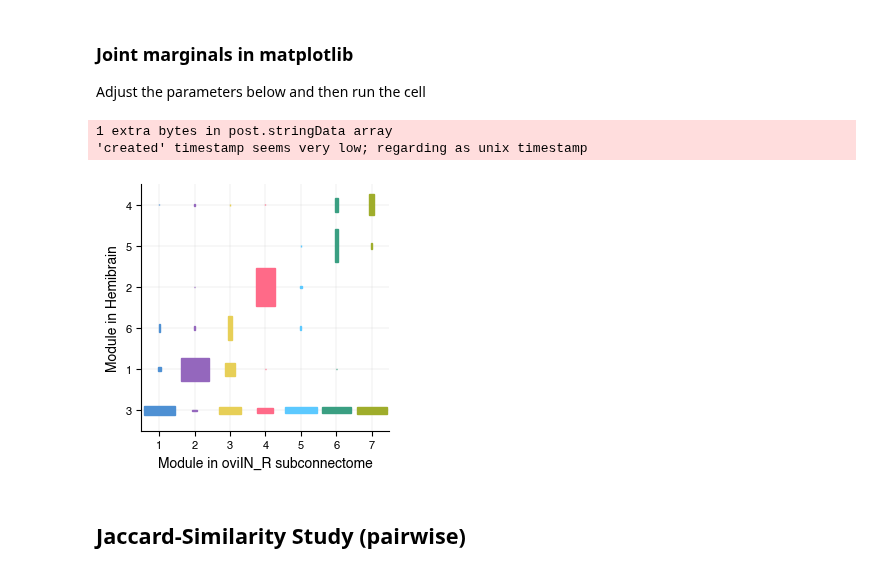
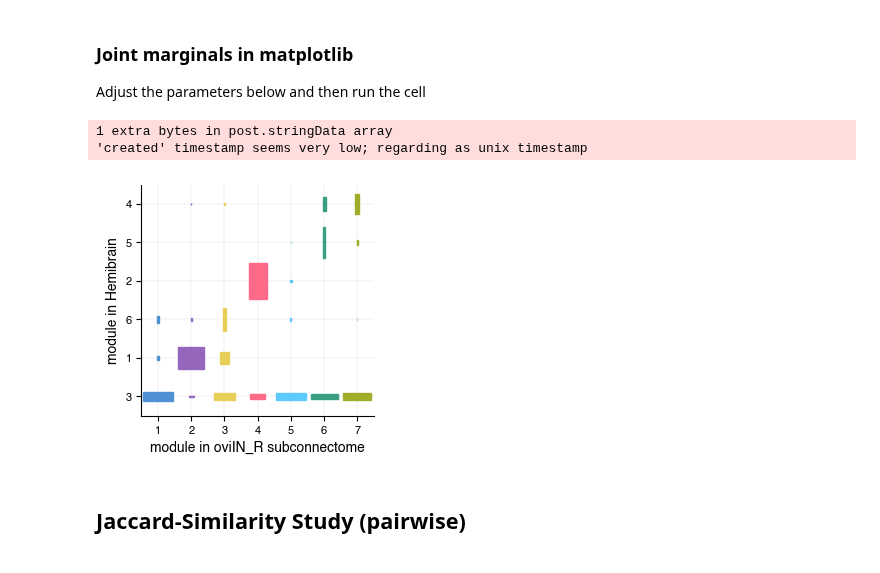
Before and after one commit to Gutierrez-lab/oviIN-inputs, a Jupyter notebook: comparisons_to_fullHB.ipynb, the cells around one changed output. Drawn from its saved outputs; the diff is of its cells as text; code cells hidden in the pictures.

```diff
--- a/comparisons_to_fullHB.ipynb
+++ b/comparisons_to_fullHB.ipynb
@@ -197,42 +197,43 @@ export_svg(f, filename="figures/joint_marginal.svg")
 
 Adjust the parameters below and then run the cell
 # %%
-fig_width = 3
+fig_width = 3 # 3.35 inches is the width of a column in a Nature paper, but leave space for the schematics
 fig_height = 3
-x_label = "Module in oviIN_R subconnectome"
-y_label = "Module in Hemibrain"
+x_label = "module in oviIN_R subconnectome"
+y_label = "module in Hemibrain"
 grid_properties = dict(  # these will get passed to axvline and axhline as kwargs
     color = "lightgray",
     linewidth = 0.25,
     zorder = 0  # render these below the rectangles
 )
 
 y_coord = {3: 1, 1: 2, 6: 3, 2: 4, 5:5, 4:6}
 jm["x_coord"] = jm["0.0_oviHB"]
 jm["y_coord"] = jm["0.0_wholeHB"].apply(lambda c: y_coord[c])
 jm["rgb_color"] = jm["0.0_oviHB"].apply(lambda c: rgb_dict[c])
 
 
 plt.figure(figsize=(fig_width, fig_height))
 for x in range(1, 8):
     plt.axvline(x, **grid_properties)
 for y in range(1, 7):
     plt.axhline(y, **grid_properties)
 for _, r in jm.iterrows():
     w = r["0.0_oviHB_fraction"]
     h = r["0.0_wholeHB_fraction"]
     xy = [r["x_coord"] - w/2, r["y_coord"] - h/2]
     plt.gca().add_patch(Rectangle(xy, w, h, color=r["rgb_color"]))
 plt.yticks(ticks=list(y_coord.values()), labels=list(y_coord.keys()))
+plt.xticks(ticks=list(range(1, 8)))
 plt.xlim(0.5, 7.5)
 plt.ylim(0.5, 6.5)
 plt.xlabel(x_label)
 plt.ylabel(y_label)
 plt.savefig("figures/joint_marginal.pdf", bbox_inches="tight")
 # %% [output]
 1 extra bytes in post.stringData array
 'created' timestamp seems very low; regarding as unix timestamp
-[figure, old version]
+[figure, new version]
 # %% [markdown]
 ## Jaccard-Similarity Study (pairwise)
 # %% [markdown]
```
Also changed, not shown: 1 other file.
